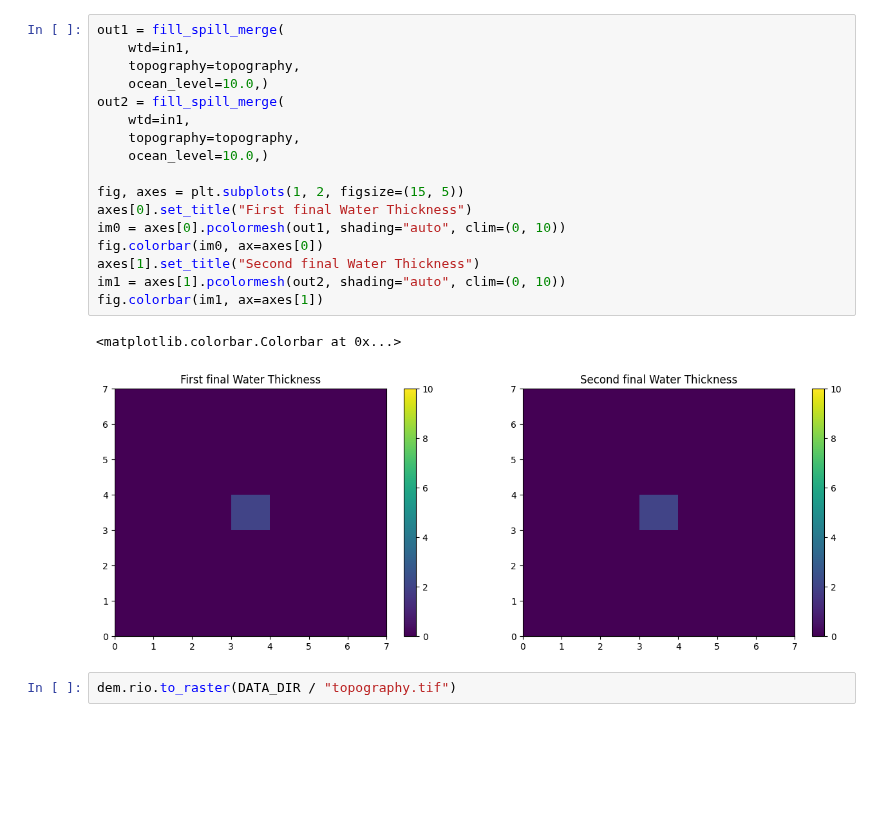
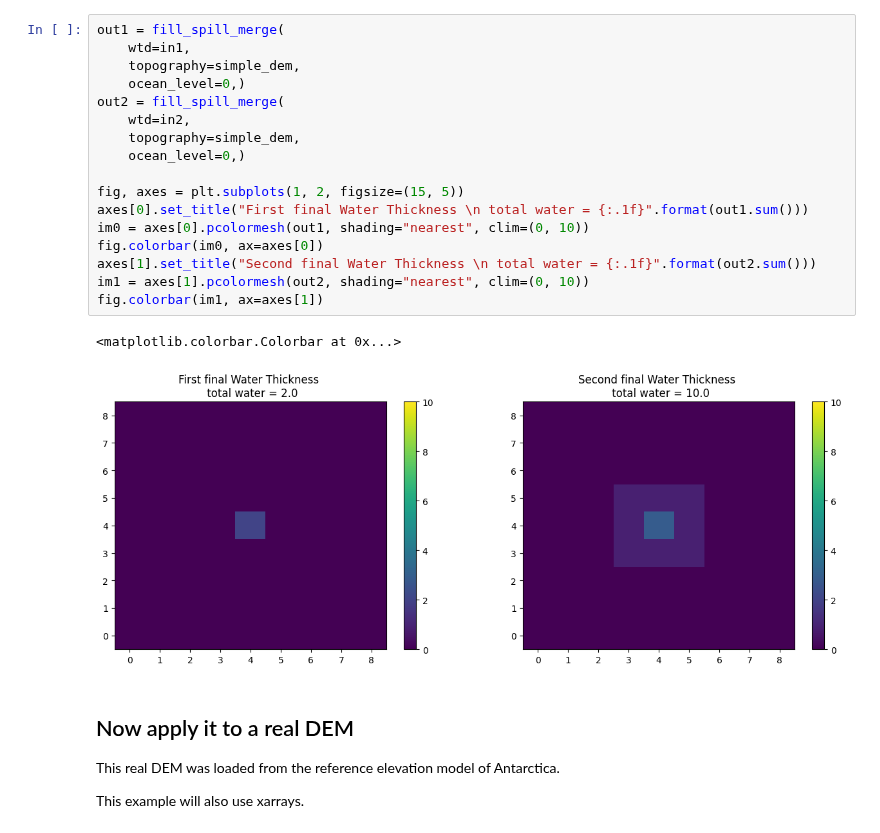
Before and after one commit to jkingslake/fillspillmerge, a Jupyter notebook: examples/example.ipynb, the cells around one changed output. Saved outputs shown, nothing was run; the diff lists cells and outputs as text; blank space fills up the shorter version.

Commit message:
better example notebook

```diff
--- a/examples/example.ipynb
+++ b/examples/example.ipynb
@@ -41,25 +76,29 @@ fig.colorbar(im2, ax=axes[2])
 # %%
 out1 = fill_spill_merge(
     wtd=in1,
-    topography=topography,
-    ocean_level=10.0,)
+    topography=simple_dem,
+    ocean_level=0,)
 out2 = fill_spill_merge(
-    wtd=in1,
-    topography=topography,
-    ocean_level=10.0,)
+    wtd=in2,
+    topography=simple_dem,
+    ocean_level=0,)
 
 fig, axes = plt.subplots(1, 2, figsize=(15, 5))
-axes[0].set_title("First final Water Thickness")
-im0 = axes[0].pcolormesh(out1, shading="auto", clim=(0, 10))
+axes[0].set_title("First final Water Thickness \n total water = {:.1f}".format(out1.sum()))
+im0 = axes[0].pcolormesh(out1, shading="nearest", clim=(0, 10))
 fig.colorbar(im0, ax=axes[0])
-axes[1].set_title("Second final Water Thickness")
-im1 = axes[1].pcolormesh(out2, shading="auto", clim=(0, 10))
+axes[1].set_title("Second final Water Thickness \n total water = {:.1f}".format(out2.sum()))
+im1 = axes[1].pcolormesh(out2, shading="nearest", clim=(0, 10))
 fig.colorbar(im1, ax=axes[1])
 # %% [output]
 <matplotlib.colorbar.Colorbar at 0x...>
-[figure, old version]
+[figure, new version]
-# %%
-dem.rio.to_raster(DATA_DIR / "topography.tif")
+# %% [markdown]
+## Now apply it to a real DEM
+
+This real DEM was loaded from the reference elevation model of Antarctica.
+
+This example will also use xarrays.
 # %%
 import rioxarray
 
```
Also changed, not shown: parts of 47 cells of this notebook, 14 other files.
